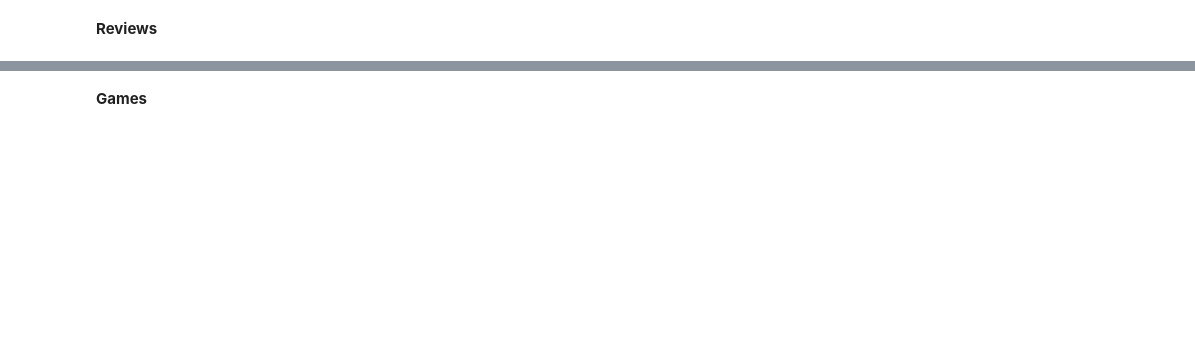
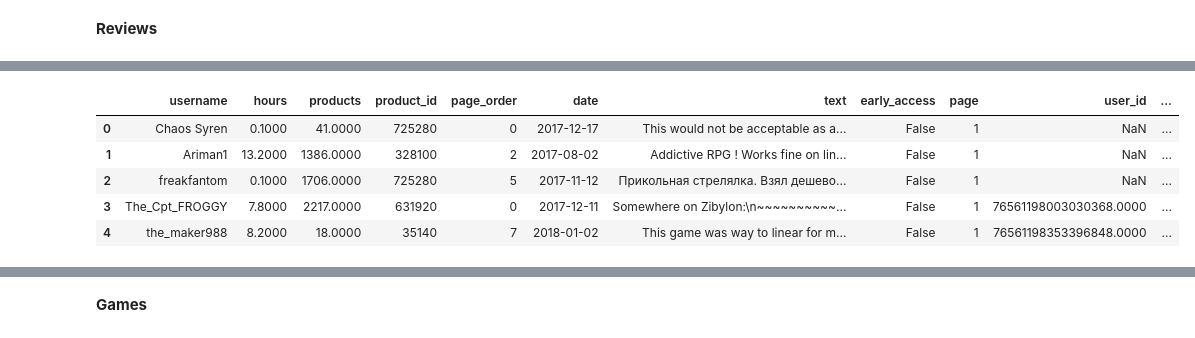
Before and after one commit to jmquintana/data_science_sprint_3, a Jupyter notebook: JoseQuintana_DS_Proyecto_03_SR.ipynb, the cells around one changed output, grey strips where cells are left out. Cells and saved outputs as stored; diff of their text form; code cells hidden in the pictures; blank space fills up the shorter version.

```diff
--- a/JoseQuintana_DS_Proyecto_03_SR.ipynb
+++ b/JoseQuintana_DS_Proyecto_03_SR.ipynb
@@ -160,0 +129,4 @@ time: 203 ms (started: 2021-09-11 19:09:01 -03:00)
+# %%
+# Previsualizamos el dataframe
+data_reviews.head()
+# %% [output]
@@ -160,0 +134,6 @@ time: 203 ms (started: 2021-09-11 19:09:01 -03:00)
+|  | username | hours | products | product_id | page_order | date | text | early_access | page | user_id | ... |
+| 0 | Chaos Syren | 0.1000 | 41.0000 | 725280 | 0 | 2017-12-17 | This would not be acceptable as a... | False | 1 | NaN | ... |
+| 1 | Ariman1 | 13.2000 | 1386.0000 | 328100 | 2 | 2017-08-02 | Addictive RPG ! Works fine on lin... | False | 1 | NaN | ... |
+| 2 | freakfantom | 0.1000 | 1706.0000 | 725280 | 5 | 2017-11-12 | Прикольная стрелялка. Взял дешево... | False | 1 | NaN | ... |
+| 3 | The_Cpt_FROGGY | 7.8000 | 2217.0000 | 631920 | 0 | 2017-12-11 | Somewhere on Zibylon:\n~~~~~~~~~~... | False | 1 | 76561198003030368.0000 | ... |
+| 4 | the_maker988 | 8.2000 | 18.0000 | 35140 | 7 | 2018-01-02 | This game was way to linear for m... | False | 1 | 76561198353396848.0000 | ... |
```
Also changed, not shown: parts of 86 cells of this notebook.
